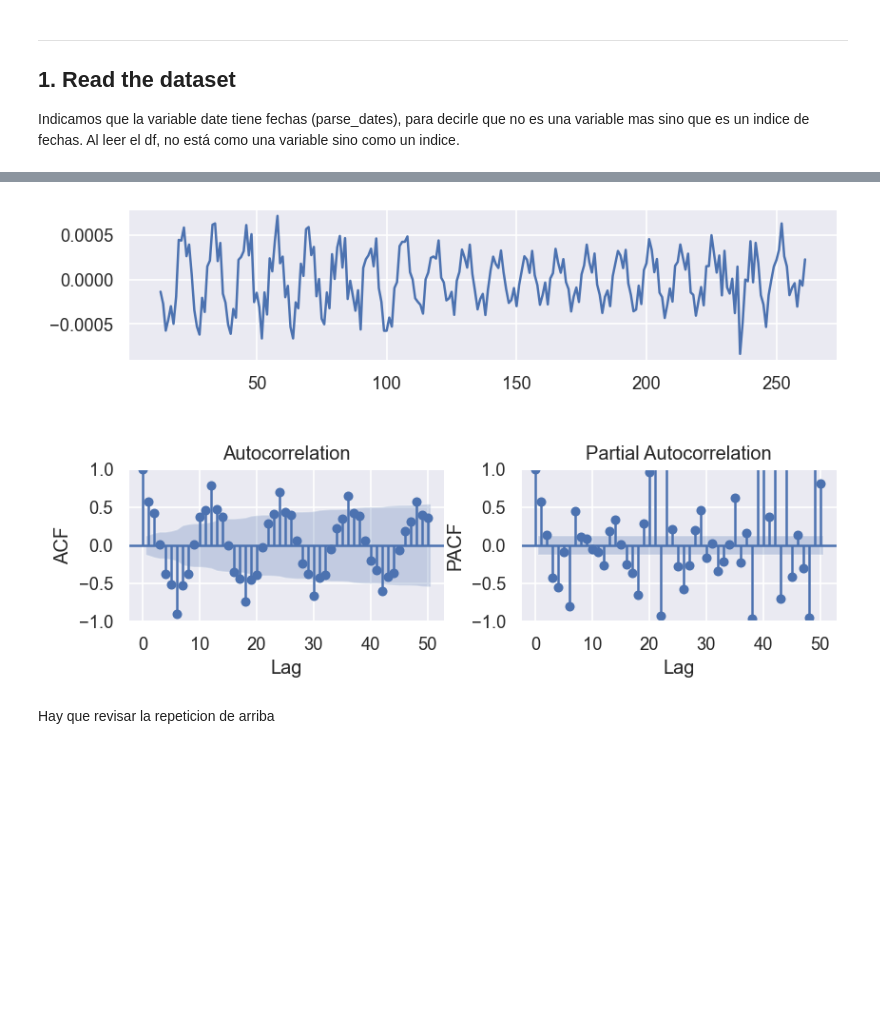
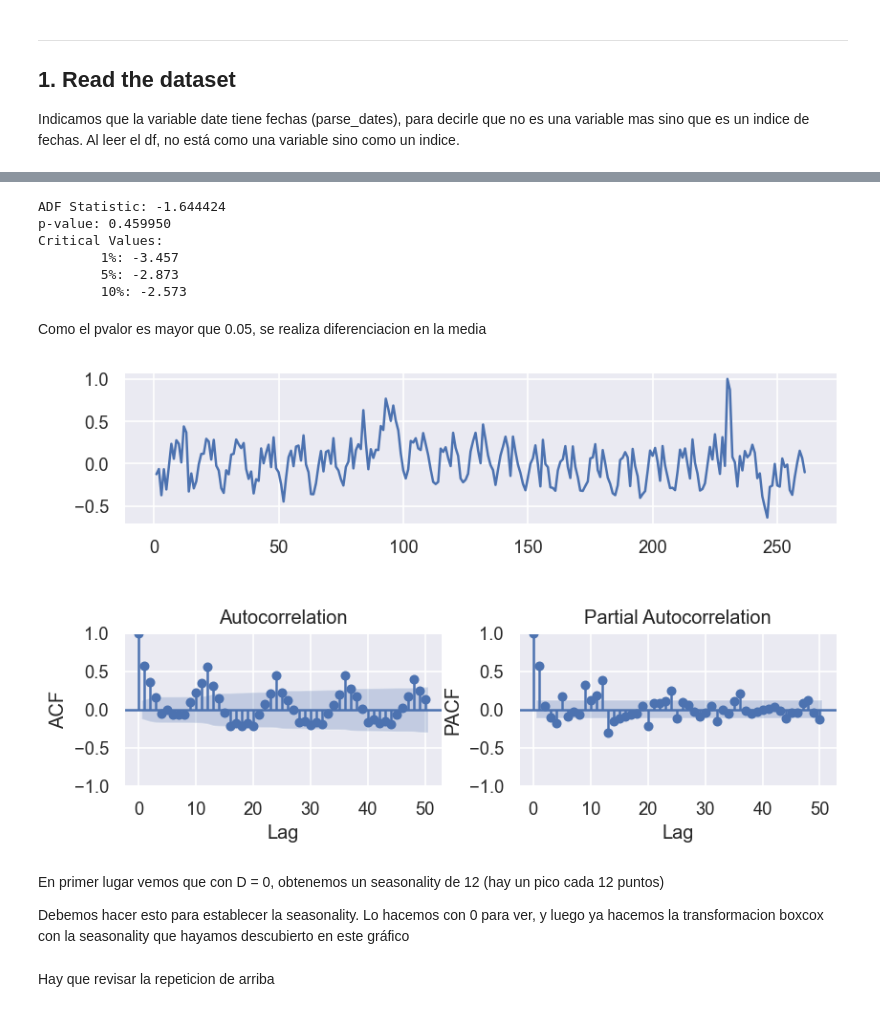
Before and after one commit to MartaSimon/ML_A2, a Jupyter notebook: scriptMarta.ipynb, the cells around one changed output, grey strips where cells are left out. Drawn from its saved outputs; the diff is of its cells as text; code cells hidden in the pictures; blank space fills up the shorter version.

```diff
--- a/scriptMarta.ipynb
+++ b/scriptMarta.ipynb
@@ -54,6 +54,9 @@ torch installation could not be found, only numpy activation functions allowed
 Indicamos que la variable date tiene fechas (parse_dates), para decirle que no es una variable mas sino que es un indice de fechas. Al leer el df, no está como una variable sino como un indice.
 # %%
 # Import data
-df = pd.read_csv('UnemploymentSpain.dat',sep='\t')
+dateparse = lambda x :datetime.strptime(x ,"%d/%m/%Y")
+
+df = pd.read_csv('UnemploymentSpain.dat',sep='\t', parse_dates=['DATE'], dayfirst=True, date_parser=dateparse, index_col='DATE')
+
 df.head()
 # %% [output]
@@ -117,7 +129,7 @@ FT.boxcox_lambda_plot(df_uneployment, window_width=30)
 # Compute Box CoxPlot transformed data
 BOX_COX = True
 if BOX_COX:
-    lmbda = -0.357 #Select lambda
+    lmbda = 0.161 #Select lambda
     z = st.boxcox(df_uneployment.values[:,0],   lmbda = lmbda) #Convert series to positive if neccesary
     #z,lmbda = st.boxcox(df_ts.values[:,0] - min(df_ts.values) + 1) #Convert to positive and automatic selection of lmbda
     z = pd.DataFrame(z, columns=df_uneployment.columns.values.tolist())
@@ -137,21 +149,43 @@ FT.boxcox_lambda_plot(z, window_width=30)
+# %%
+# Alternative test - Augmented Dickey Fuller Test
+# Aplicando este test, podemos saber si debemos realizar diferenciacion para la media o no. Si el pvalor es mayor de 0.05, se realiza diferenciacion
+result = adfuller(z.values)
+print('ADF Statistic: %f' % result[0])
+print('p-value: %f' % result[1])
+print('Critical Values:')
+for key, value in result[4].items():
+	print('\t%s: %.3f' % (key, value))
+# %% [output]
+ADF Statistic: -1.644424
+p-value: 0.459950
+Critical Values:
+        1%: -3.457
+        5%: -2.873
+        10%: -2.573
+# %% [markdown]
+Como el pvalor es mayor que 0.05, se realiza diferenciacion en la media
 # %%
 # Difference of the time series
 d = 1 # diferenciacion regular. hacer iT y iT-1, si es dos cambiaria a 2
-D = 2 # diferenciacion estacional. obterner mnueva seria q es iT - (iT-s)
-S = 6 # Seasonality of 6 days
+D = 0 # diferenciacion estacional. obterner mnueva seria q es iT - (iT-s)
+S = 12 # Seasonality of 6 days
 # 1,0,12 ves que tienes una tendencia estacional, no es estacionaria porq no decrece, asi que tienes que aumentar la
 # diferenciacion estacional
 # es la diferencia combinada entre el mes anterior y el año anterior
 
 Bz = z
 for diff in range(d):
     Bz = Bz.diff().dropna() # drop first NA value
 for seas_diff in range(D):
     Bz = Bz.diff(S).dropna() # drop first NA values
 FT.ts_display(Bz,lags=50)
 # ACF tienes una barra y 3 significativa en el PACF, estacionalmente puede ser una media movil estacional
 # %% [output]
-[figure, old version]
+[figure, new version]
+# %% [markdown]
+En primer lugar vemos que con D = 0, obtenemos un seasonality de 12 (hay un pico cada 12 puntos)
+
+Debemos hacer esto para establecer la seasonality. Lo hacemos con 0 para ver, y luego ya hacemos la transformacion boxcox con la seasonality que hayamos descubierto en este gráfico
 # %% [markdown]
 Hay que revisar la repeticion de arriba
 # %%
```
Also changed, not shown: parts of 19 cells of this notebook.
